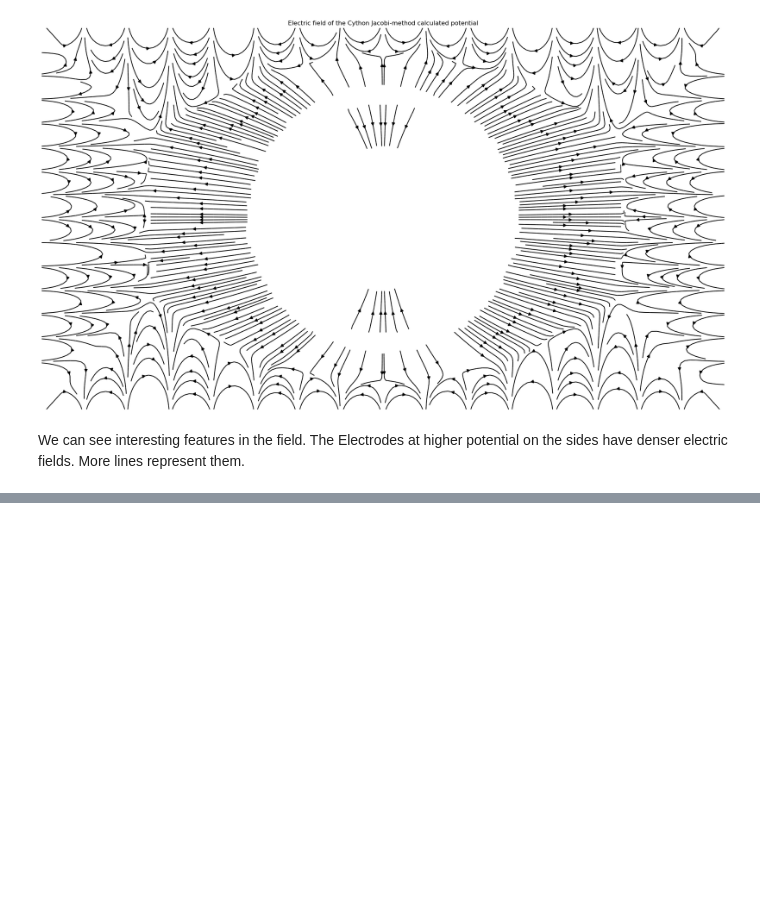
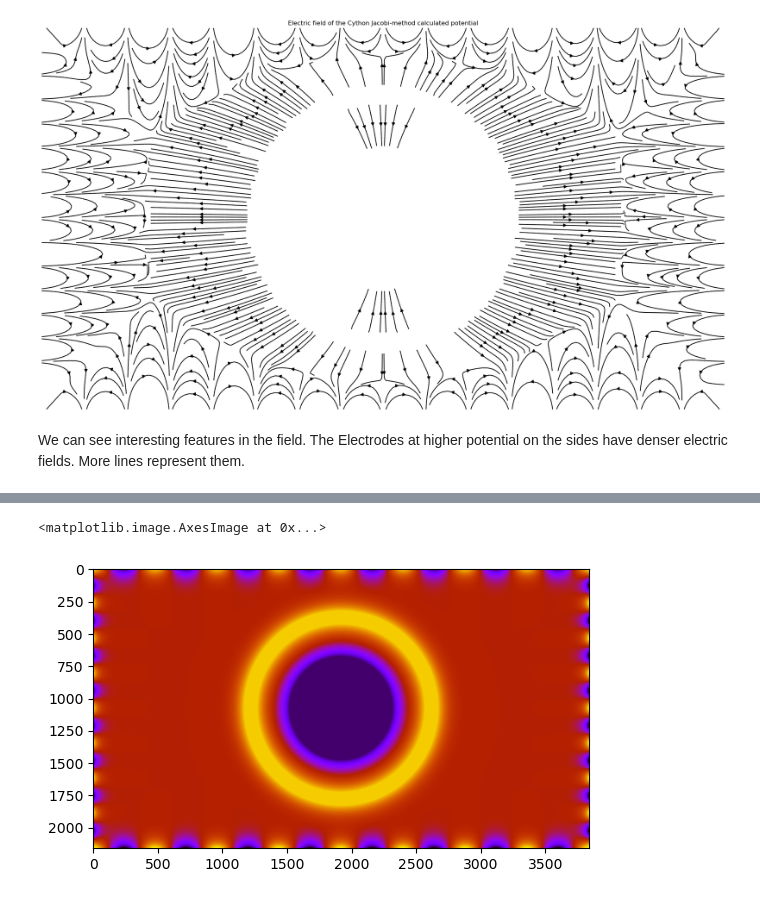
Before and after one commit to dcthecook/electrodynamics, a Jupyter notebook: CYTHON_Jacobi_Multiprocessed.ipynb, the cells around one changed output, grey strips where cells are left out. Saved outputs shown, nothing was run; the diff lists cells and outputs as text; code cells hidden in the pictures; blank space fills up the shorter version.

```diff
--- a/CYTHON_Jacobi_Multiprocessed.ipynb
+++ b/CYTHON_Jacobi_Multiprocessed.ipynb
@@ -204,0 +304,5 @@ We can see interesting features in the field. The Electrodes at higher potential
+# %%
+plt.imshow(solution[0], cmap='gnuplot')
+# %% [output]
+<matplotlib.image.AxesImage at 0x...>
+[figure, added]
```
Also changed, not shown: parts of 14 cells of this notebook.
